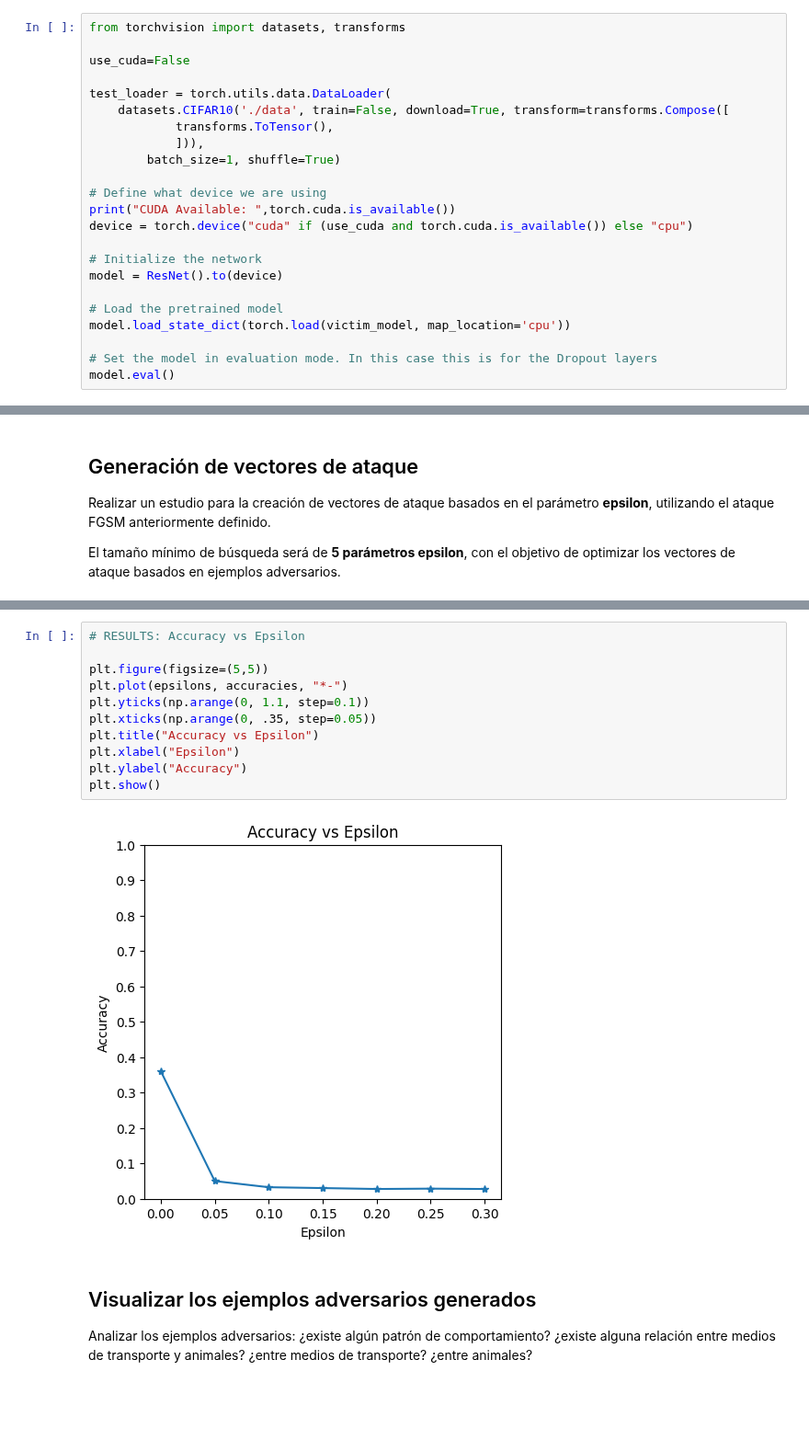
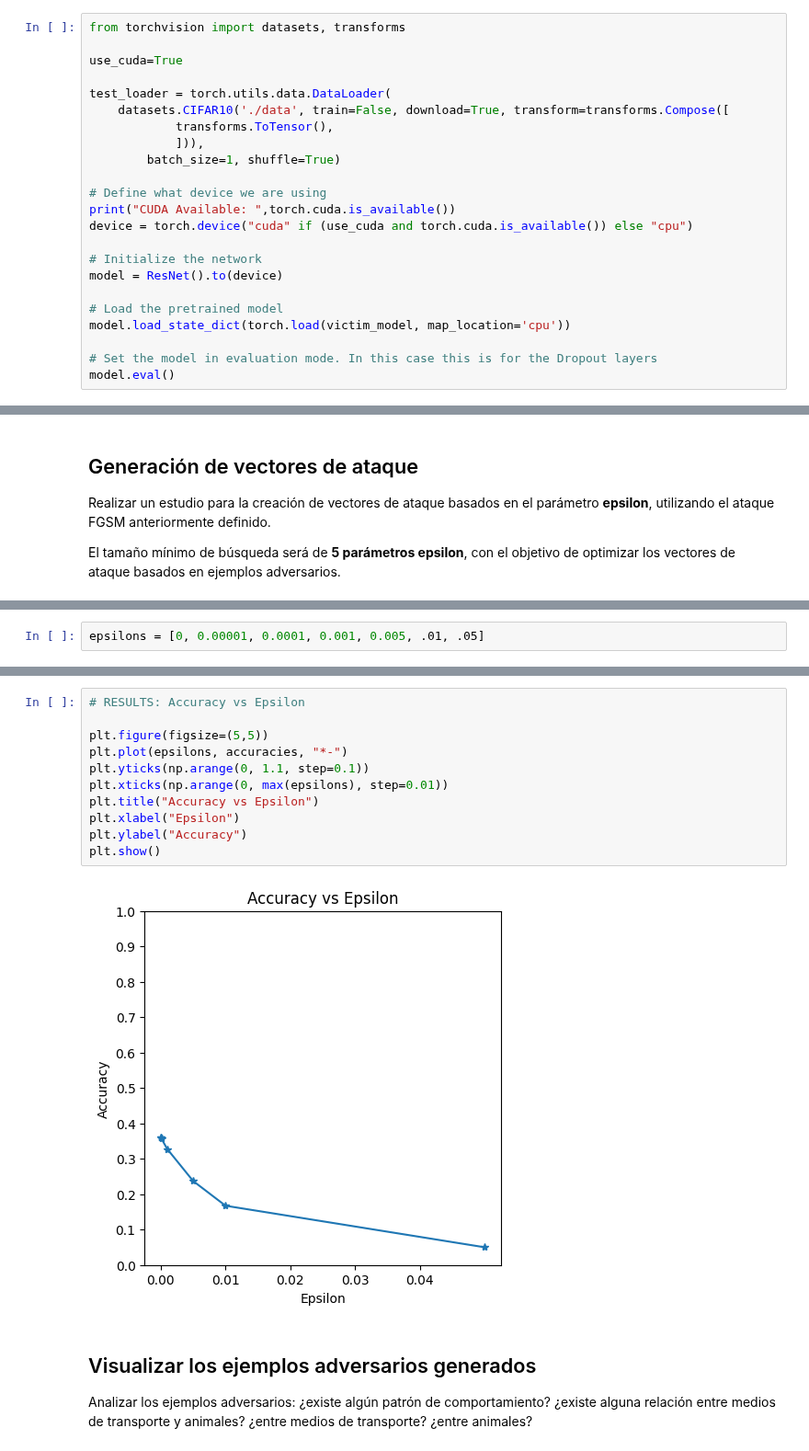
Before and after one commit to Laboratorios-2-MIT-MC/IA-Ciber, a Jupyter notebook: Prácticas/Práctica 2/P2-ENUNCIADO_NOTEBOOK.ipynb, the cells around one changed output, grey strips where cells are left out. Shown at 92% size. Saved outputs shown, nothing was run; the diff lists cells and outputs as text; blank space fills up the shorter version.

```diff
--- a/Prácticas/Práctica 2/P2-ENUNCIADO_NOTEBOOK.ipynb
+++ b/Prácticas/Práctica 2/P2-ENUNCIADO_NOTEBOOK.ipynb
@@ -125,7 +125,7 @@ listclasses = ['airplane', 'automobile', 'bird', 'cat',
 # %%
 from torchvision import datasets, transforms
 
-use_cuda=False
+use_cuda=True
 
 test_loader = torch.utils.data.DataLoader(
     datasets.CIFAR10('./data', train=False, download=True, transform=transforms.Compose([
@@ -270,3 +268,5 @@ epsilons = [0, .05, .1, .15, .2, .25, .3]
+# %%
+epsilons = [0, 0.00001, 0.0001, 0.001, 0.005, .01, .05]
 # %%
 # RUN ATTACK
 import warnings
@@ -291,16 +291,16 @@ Epsilon: 0.3    Test Accuracy = 277 / 10000 = 0.0277
 # %%
 # RESULTS: Accuracy vs Epsilon
 
 plt.figure(figsize=(5,5))
 plt.plot(epsilons, accuracies, "*-")
 plt.yticks(np.arange(0, 1.1, step=0.1))
-plt.xticks(np.arange(0, .35, step=0.05))
+plt.xticks(np.arange(0, max(epsilons), step=0.01))
 plt.title("Accuracy vs Epsilon")
 plt.xlabel("Epsilon")
 plt.ylabel("Accuracy")
 plt.show()
 # %% [output]
-[figure, old version]
+[figure, new version]
 # %% [markdown]
 ## Visualizar los ejemplos adversarios generados
 
```
Also changed, not shown: parts of 6 cells of this notebook.
